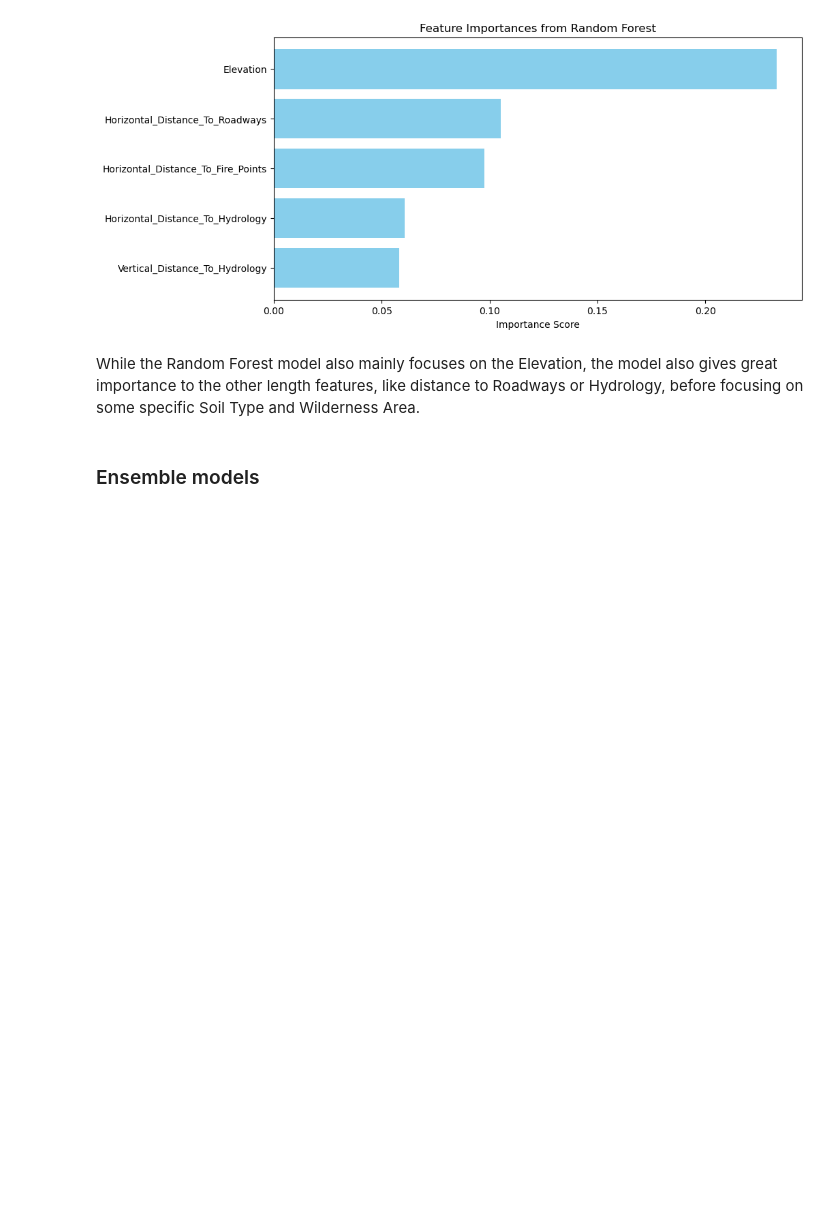
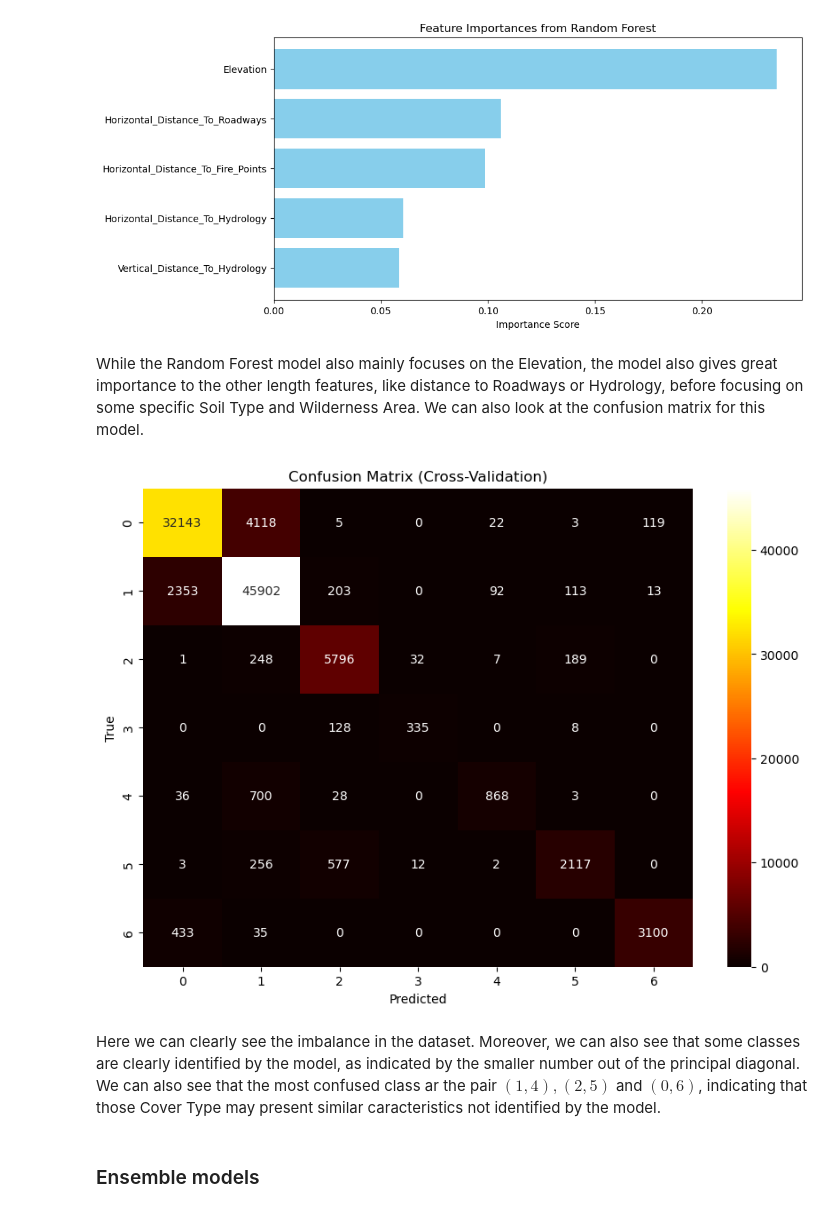
Before and after one commit to JorisCaudard/M2_DataChallenge, a Jupyter notebook: Notebooks/Classification.ipynb, the cells around one changed output. Cells and saved outputs as stored; diff of their text form; code cells hidden in the pictures; blank space fills up the shorter version.

Commit message:
Ensemble model predictions + confusion matrix

```diff
--- a/Notebooks/Classification.ipynb
+++ b/Notebooks/Classification.ipynb
@@ -393,7 +395,7 @@ modelDict = {
 
     'Random Forest Classifier': Pipeline([
         ('scaler', StandardScaler()),
-        ('classifier', RandomForestClassifier())
+        ('classifier', RandomForestClassifier(class_weight='balanced'))
     ]),
 
     'XGB Classifier': Pipeline([
@@ -566,7 +568,31 @@ plt.show()
 # %% [output]
 [figure]
 # %% [markdown]
-While the Random Forest model also mainly focuses on the Elevation, the model also gives great importance to the other length features, like distance to Roadways or Hydrology, before focusing on some specific Soil Type and Wilderness Area.
+While the Random Forest model also mainly focuses on the Elevation, the model also gives great importance to the other length features, like distance to Roadways or Hydrology, before focusing on some specific Soil Type and Wilderness Area. We can also look at the confusion matrix for this model.
+# %%
+# Initializing the Random Forest model
+random_forest_model = modelDict['Random Forest Classifier']
+
+# Predicting on each test fold of the cross validation
+from sklearn.model_selection import cross_val_predict
+from sklearn.metrics import confusion_matrix
+
+y_pred_cv = cross_val_predict(random_forest_model, X, y, cv=5)
+
+# Generate the confusion matrix
+cv_confusion_matrix = confusion_matrix(y,y_pred_cv)
+
+# Display the confusion matrix
+plt.figure(figsize=(10, 7))
+sns.heatmap(cv_confusion_matrix, annot=True, fmt='d', cmap="hot")
+plt.xlabel("Predicted")
+plt.ylabel("True")
+plt.title("Confusion Matrix (Cross-Validation)")
+plt.show()
+# %% [output]
+[figure, added]
+# %% [markdown]
+Here we can clearly see the imbalance in the dataset. Moreover, we can also see that some classes are clearly identified by the model, as indicated by the smaller number out of the principal diagonal. We can also see that the most confused class ar the pair $(1, 4), (2,5)$ and $(0,6)$, indicating that those Cover Type may present similar caracteristics not identified by the model.
 # %% [markdown]
 ### Ensemble models
 # %% [markdown]
```
Also changed, not shown: parts of 8 cells of this notebook.
